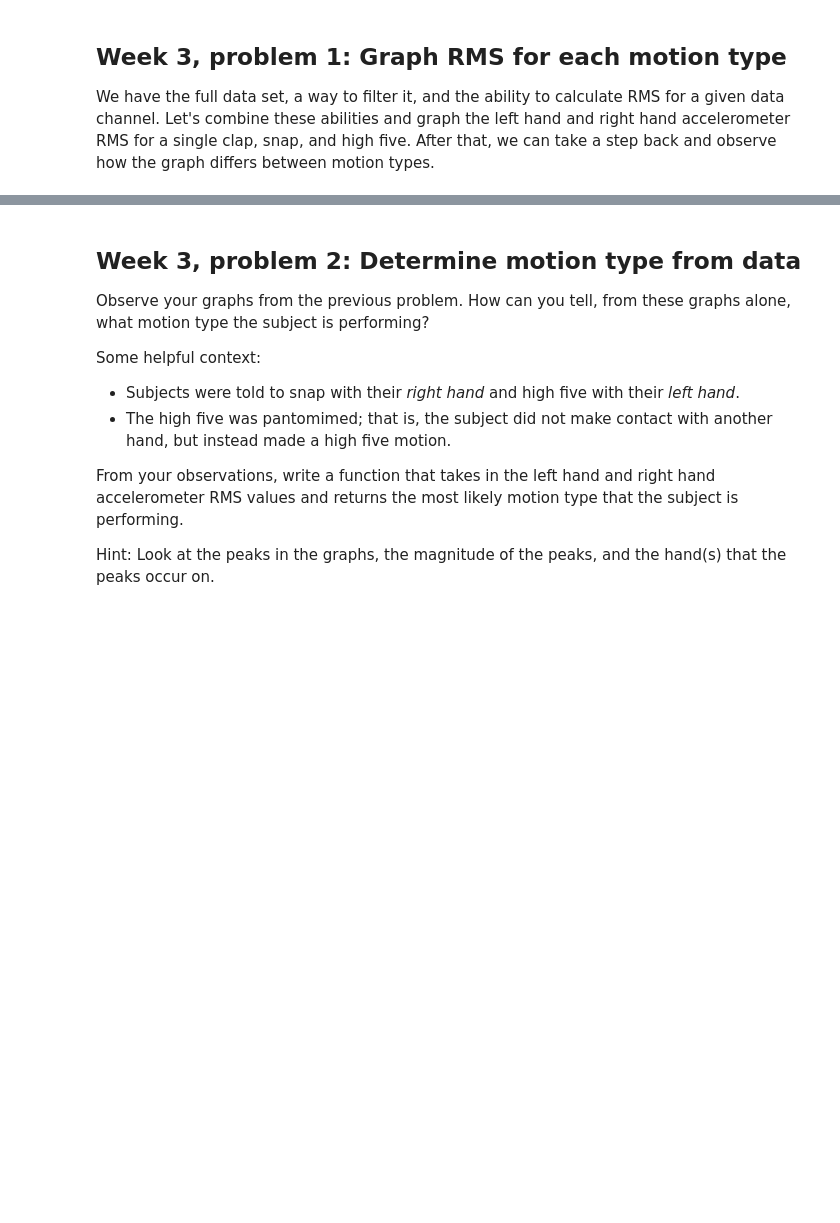
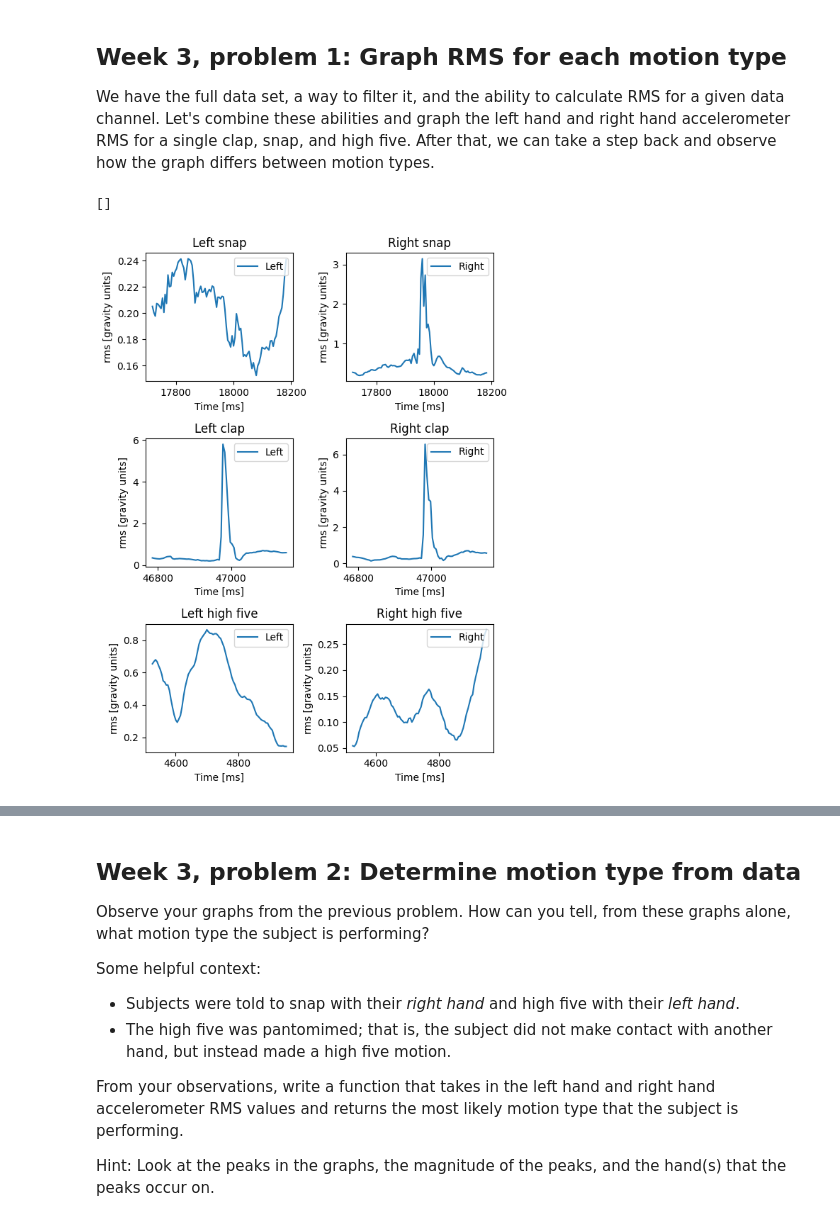
Before and after one commit to Ahmedmoui/IntroPythonProgramming, a Jupyter notebook: Week_1_data_structures/HW_1_numpy_and_plotting.ipynb, the cells around one changed output, grey strips where cells are left out. Saved outputs shown, nothing was run; the diff lists cells and outputs as text; code cells hidden in the pictures; blank space fills up the shorter version.

```diff
--- a/Week_1_data_structures/HW_1_numpy_and_plotting.ipynb
+++ b/Week_1_data_structures/HW_1_numpy_and_plotting.ipynb
@@ -122,7 +138,7 @@ def rms(in_data):
    # TODO: Fill in this function.
    # Hint: Use numpy functions to operate on the entire array at once rather than
    # iterate through each row.
-   pass
+   return np.sqrt(np.mean(in_data**2, axis=1))
 # %%
 # Check that the rms function works as expected
 test_array = np.array([[1, 2, 3], [4, 5, 6]])
@@ -217,15 +270,16 @@ We have the full data set, a way to filter it, and the ability to calculate RMS
 # For the final submitted graph, please use subject 6 run 3.
 # But prior to submission, feel free to explore the data
 # by looking at graphs for other subjects/runs!
+Sub = 6
+Run = 3
+snap_subject_number = Sub
+snap_run_number = Run
 
-snap_subject_number = 6
-snap_run_number = 3
+clap_subject_number = Sub
+clap_run_number = Run
 
-clap_subject_number = 6
-clap_run_number = 3
-
-high_five_subject_number = 6
-high_five_run_number = 3
+high_five_subject_number = Sub
+high_five_run_number = Run
 
 # Hint: For calculating and using RMS, you have two options:
 #
@@ -240,20 +294,50 @@ high_five_run_number = 3
 #   accelerometer and right hand accelerometer for that motion in separate numpy arrays.
 
 all_data = np.copy(full_dataset)
+all_data = (np.column_stack((all_data, rms(lh_dataset), rms(rh_dataset))))
+
+lh_rms_index = 16
+rh_rms_index = 17
 # %%
 # Plot size
 nrows = 3
 ncols = 2
 fig, axs = plt.subplots(nrows, ncols, figsize=(6, 8))
 
+motion_id_dict = {1: "clap", 2: "high five", 3: "snap"}
+
 # TODO: Make the plot
 # Put left hand in the first column, right hand in the second column.
 # Hint: To use plot_function with your new "rms" data channel, you will need to make a
 # dictionary for its descriptor with "name" and "units" entries.
 # Note: The time values in the plots in the slides are divided by 1,000
+lh_rms_channle = {'name': "Left", "units": "rms [gravity units]", "dimensions": 1, "index_offset": lh_rms_index}
+rh_rms_channle = {'name': "Right", "units": "rms [gravity units]", "dimensions": 1, "index_offset": rh_rms_index}
+
+s_r3_data = filter_data_set(all_data, snap_subject_number, snap_run_number, snap_id)
+c_r3_data = filter_data_set(all_data, clap_subject_number, clap_run_number, clap_id)
+h_r3_data = filter_data_set(all_data, high_five_subject_number, high_five_run_number, high_five_id)
+
+data = np.array([s_r3_data, c_r3_data, h_r3_data], dtype=object)
+hands = (lh_rms_channle, rh_rms_channle)
+
+for row in range(nrows):
+    row_data = data[row]
+    for colum, hand in enumerate(hands):
+        plot_function(
+            axs[row,colum],
+            row_data[:,0],
+            row_data,
+            channel_info=hand,
+            axes_labels=[f"{hand['name']}"],
+            title = f"{hand['name']} {motion_id_dict[row_data[1,motion_id_col]]}"
+            )
 
 fig.tight_layout()
 plt.plot()
+# %% [output]
+[]
+[figure, added]
 # %%
 # Manual grade
 print("This is a manually-graded question; there is no grader.check() function. See rubric and slides for more information on expected output.")
```
Also changed, not shown: parts of 24 cells of this notebook, 3 other files.
